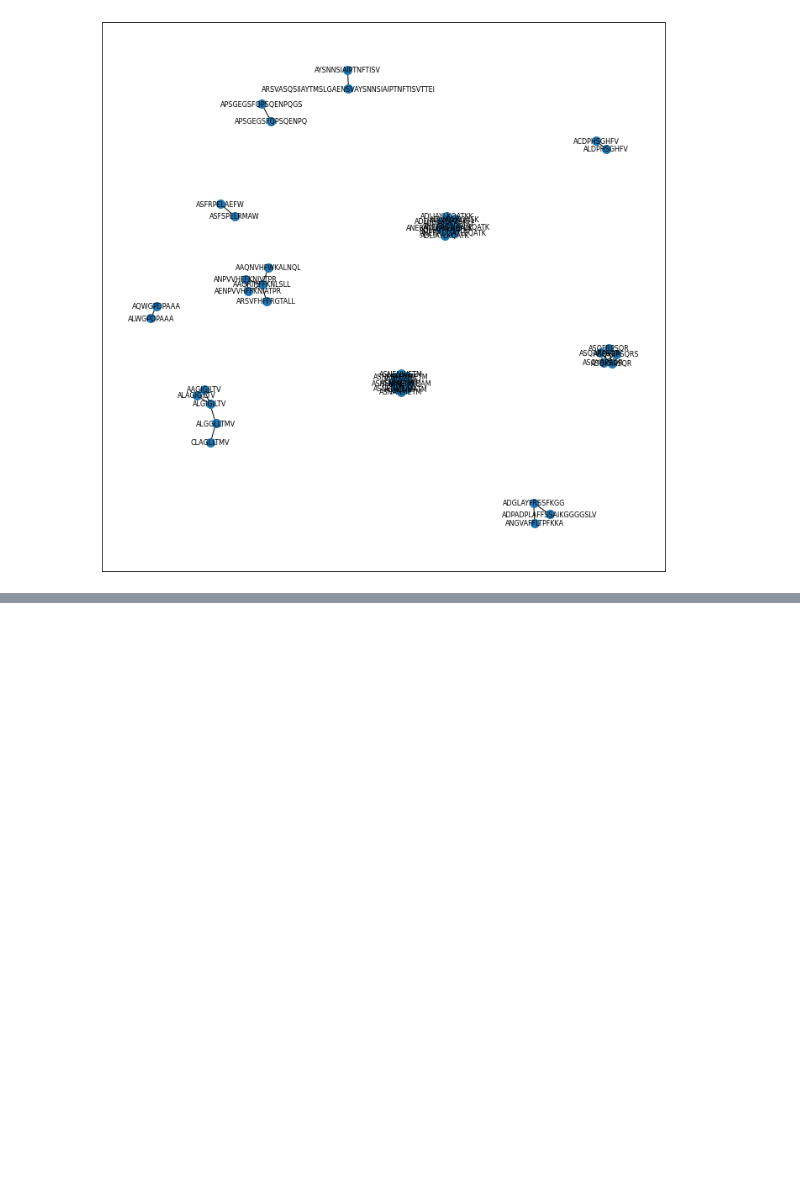
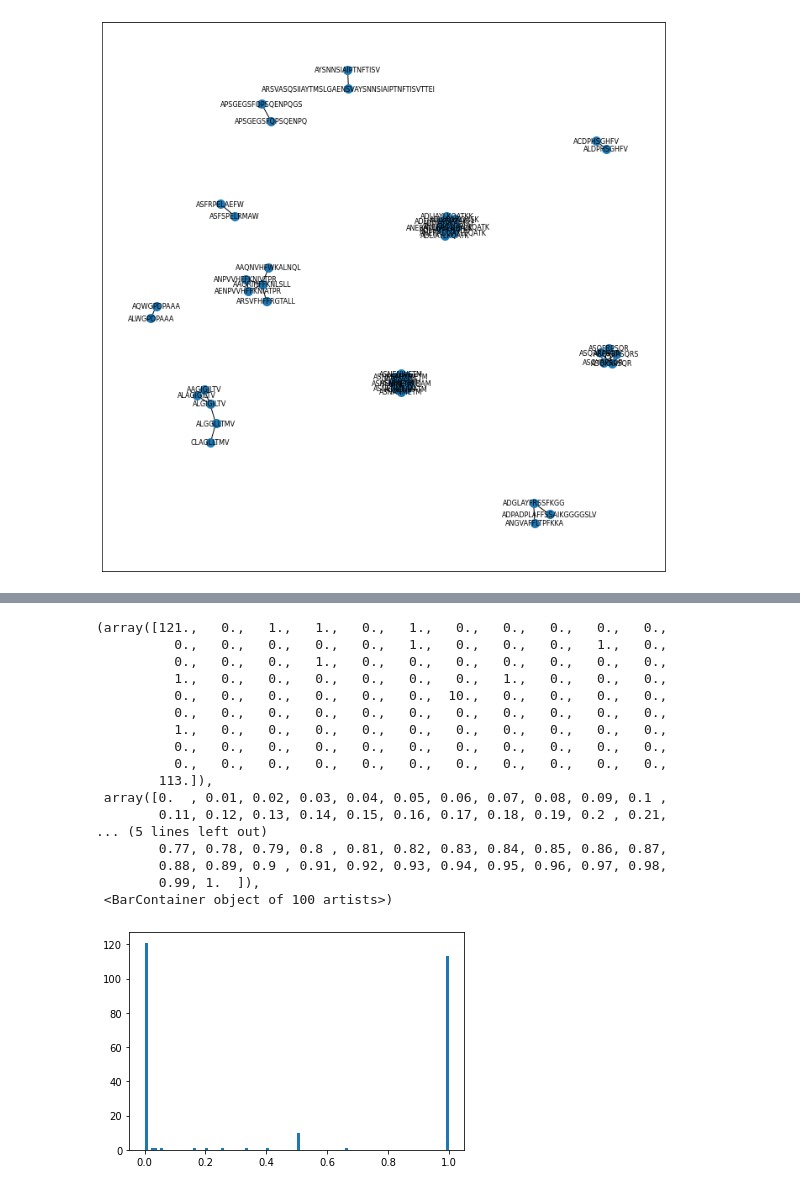
Before and after one commit to swansonk14/tcr-bert, a Jupyter notebook: jupyter/peptide_similarity.ipynb, the cells around one changed output, grey strips where cells are left out. Saved outputs shown, nothing was run; the diff lists cells and outputs as text; code cells hidden in the pictures; blank space fills up the shorter version.

```diff
--- a/jupyter/peptide_similarity.ipynb
+++ b/jupyter/peptide_similarity.ipynb
@@ -237,3 +242,9 @@ Component 1
 ASTGSYGYT: 2
 
 --------------------
+# %%
+neg = pd.read_csv('../../data/iedb_negative.csv', sep=metadata['sep'])
+# neg = clean_data(neg, tcr_col=metadata['tcr_col'], pep_col=metadata['pep_col'])
+neg = neg[[all(aa in extended_iupac_protein_alphabet for aa in peptide) for peptide in neg['Description']]]
+neg = neg[neg['Chain 2 CDR3 Calculated'].notna() | neg['Chain 2 CDR3 Curated'].notna()]
+neg.head()
@@ -239,0 +329,5 @@ ASTGSYGYT: 2
+# %%
+peptide_to_neg_tcr = defaultdict(set)
+
+for peptide, tcr in zip(neg[metadata['pep_col']], neg[metadata['tcr_col']]):
+    peptide_to_neg_tcr[peptide].add(tcr)
@@ -239,0 +367,25 @@ ASTGSYGYT: 2
+# %%
+ious = [
+    len(peptide_to_neg_tcr[pep] & peptide_to_tcr[pep]) / len(peptide_to_neg_tcr[pep] | peptide_to_tcr[pep])
+    for pep in peptide_to_neg_tcr
+]
+plt.hist(ious, bins=100)
+# %% [output]
+(array([121.,   0.,   1.,   1.,   0.,   1.,   0.,   0.,   0.,   0.,   0.,
+          0.,   0.,   0.,   0.,   0.,   1.,   0.,   0.,   0.,   1.,   0.,
+          0.,   0.,   0.,   1.,   0.,   0.,   0.,   0.,   0.,   0.,   0.,
+          1.,   0.,   0.,   0.,   0.,   0.,   0.,   1.,   0.,   0.,   0.,
+          0.,   0.,   0.,   0.,   0.,   0.,  10.,   0.,   0.,   0.,   0.,
+          0.,   0.,   0.,   0.,   0.,   0.,   0.,   0.,   0.,   0.,   0.,
+          1.,   0.,   0.,   0.,   0.,   0.,   0.,   0.,   0.,   0.,   0.,
+          0.,   0.,   0.,   0.,   0.,   0.,   0.,   0.,   0.,   0.,   0.,
+          0.,   0.,   0.,   0.,   0.,   0.,   0.,   0.,   0.,   0.,   0.,
+        113.]),
+ array([0.  , 0.01, 0.02, 0.03, 0.04, 0.05, 0.06, 0.07, 0.08, 0.09, 0.1 ,
+        0.11, 0.12, 0.13, 0.14, 0.15, 0.16, 0.17, 0.18, 0.19, 0.2 , 0.21,
+... (5 lines left out)
+        0.77, 0.78, 0.79, 0.8 , 0.81, 0.82, 0.83, 0.84, 0.85, 0.86, 0.87,
+        0.88, 0.89, 0.9 , 0.91, 0.92, 0.93, 0.94, 0.95, 0.96, 0.97, 0.98,
+        0.99, 1.  ]),
+ <BarContainer object of 100 artists>)
+[figure, added]
```
Also changed, not shown: parts of 9 cells of this notebook.
